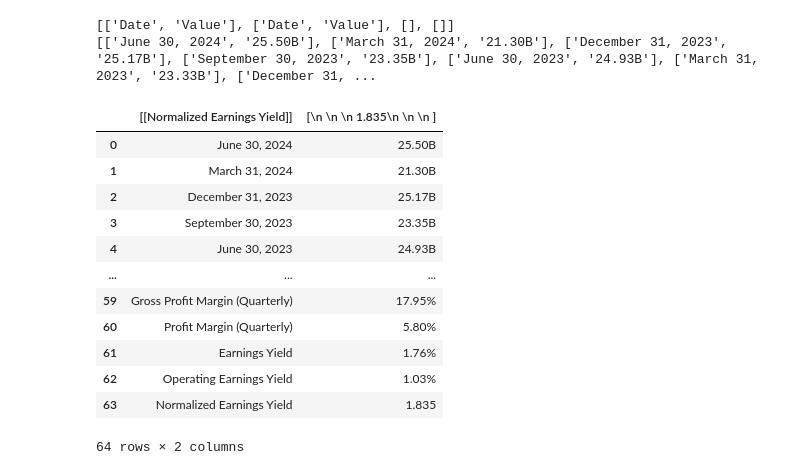
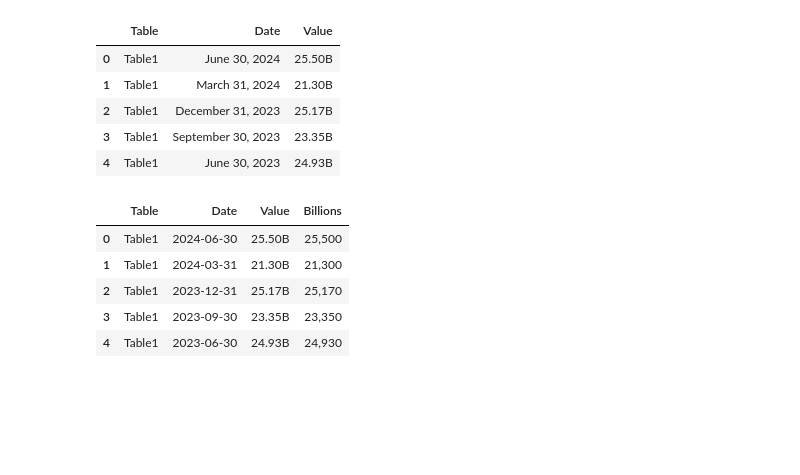
Before and after one commit to agustinluj/web-scraping-project-tutorial, a Jupyter notebook: src/scrappingptoject.ipynb, the cells around one changed output. Saved outputs shown, nothing was run; the diff lists cells and outputs as text; code cells hidden in the pictures; blank space fills up the shorter version.

```diff
--- a/src/scrappingptoject.ipynb
+++ b/src/scrappingptoject.ipynb
@@ -19,11 +20,0 @@ soup = BeautifulSoup(contenido, 'html.  parser') # consultar para qué querria e
-# %%
-tables = soup.find_all('table', class_='table') #encuentro las tablas
-for table in tables:
-    # Encuentra las filas y celdas de la tabla
-    rows = table.find_all('tr')
-    for row in rows:
-        cells = row.find_all('td')
-        # Extraer datos de las celdas
-        for cell in cells:
-            data = cell.text.strip()
-            print(data)
@@ -77,40 +36,39 @@ print(df)
 # %%
+#cumplo con la consigna de "Hazlo utilizando BeautifulSoup"
 tables = soup.find_all('table', class_='table') #encuentro las tablas
 
 all_columns = []
 data_list = []
+table_number = 1
 for table in tables :
     thead = table.find('thead')
     if thead:
         headers = thead.find_all('th')
     else:
         headers = table.find('tbody').find_all('tr')[0].find_all('th')
     columns = [header.text.strip() for header in headers]
     all_columns.append(columns)
     rows = table.find('tbody').find_all('tr')
     for row in rows:
         columns = row.find_all('td')
         data = [column.text.strip() for column in columns]
+        data.insert(0, f"Table{table_number}")
         data_list.append(data)
+    table_number += 1
+columns = ['Table'] + all_columns[0]
+df = pd.DataFrame(columns=columns, data=data_list)
 
-print(all_columns)
-print(data_list)
+# print(all_columns)
+# print(data_list)
+# print(df)
 
 df = pd.DataFrame(columns=columns, data=data_list)
-df
+df = df.head(50)
+df.head()
 # %% [output]
-[['Date', 'Value'], ['Date', 'Value'], [], []]
-[['June 30, 2024', '25.50B'], ['March 31, 2024', '21.30B'], ['December 31, 2023', '25.17B'], ['September 30, 2023', '23.35B'], ['June 30, 2023', '24.93B'], ['March 31, 2023', '23.33B'], ['December 31, ...
-|  | [[Normalized Earnings Yield]] | [\n \n \n 1.835\n \n \n ] |
-| 0 | June 30, 2024 | 25.50B |
-| 1 | March 31, 2024 | 21.30B |
-| 2 | December 31, 2023 | 25.17B |
-| 3 | September 30, 2023 | 23.35B |
-| 4 | June 30, 2023 | 24.93B |
-| ... | ... | ... |
-| 59 | Gross Profit Margin (Quarterly) | 17.95% |
-| 60 | Profit Margin (Quarterly) | 5.80% |
-| 61 | Earnings Yield | 1.76% |
-| 62 | Operating Earnings Yield | 1.03% |
-| 63 | Normalized Earnings Yield | 1.835 |
+|  | Table | Date | Value |
+| 0 | Table1 | June 30, 2024 | 25.50B |
+| 1 | Table1 | March 31, 2024 | 21.30B |
+| 2 | Table1 | December 31, 2023 | 25.17B |
+| 3 | Table1 | September 30, 2023 | 23.35B |
+| 4 | Table1 | June 30, 2023 | 24.93B |
-64 rows × 2 columns
@@ -125,0 +75,28 @@ print(soup_2)
+# %%
+df['Date'] = pd.to_datetime(df['Date'])
+#df['Value'] = df['Value'].astype(int)
+def convert_dataframe_column_tonums(dataframe, dfcolumn):
+    sufixs = {'B': 10**9, 'M': 10**6, 'K': 10**3}
+    def convert_values(valuefromlist):
+        valuefromlist = valuefromlist.strip().upper()
+        if valuefromlist[-1] in sufixs:
+            num, sufix = valuefromlist[:-1], valuefromlist[-1]
+            return (float(num) * sufixs[sufix]) / 10**6
+        else:
+            try:
+                return float(valuefromlist)/ 10**6
+            except ValueError:
+                return None
+    dataframe['Billions'] = dataframe[dfcolumn].apply(convert_values)
+    return dataframe
+
+df_with_nums = convert_dataframe_column_tonums(df, 'Value')
+pd.options.display.float_format = '{:,.0f}'.format #porque me gusta visualizarlo asi
+df_with_nums.head()
+# %% [output]
+|  | Table | Date | Value | Billions |
+| 0 | Table1 | 2024-06-30 | 25.50B | 25,500 |
+| 1 | Table1 | 2024-03-31 | 21.30B | 21,300 |
+| 2 | Table1 | 2023-12-31 | 25.17B | 25,170 |
+| 3 | Table1 | 2023-09-30 | 23.35B | 23,350 |
+| 4 | Table1 | 2023-06-30 | 24.93B | 24,930 |
```
Also changed, not shown: parts of 18 cells of this notebook, 3 other files.
